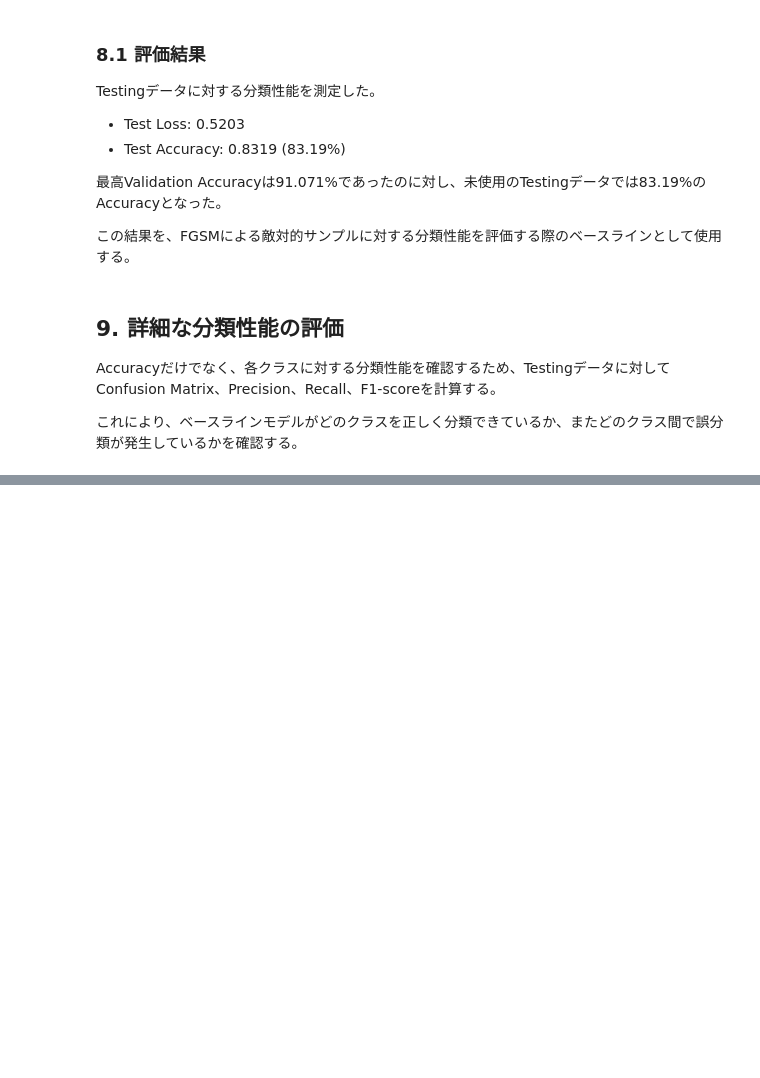
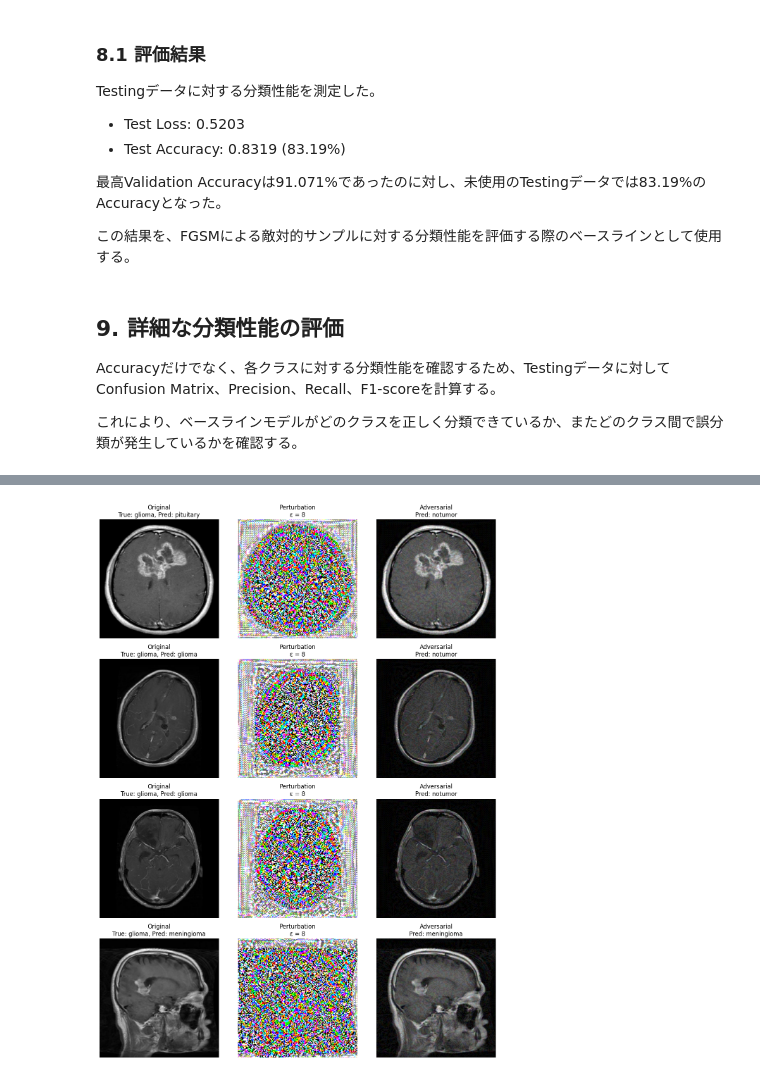
Before and after one commit to ota0425/brain-tumor-adversarial-experiment, a Jupyter notebook: brain_tumor_adversarial_examples.ipynb, the cells around one changed output, grey strips where cells are left out. Drawn from its saved outputs; the diff is of its cells as text; code cells hidden in the pictures; blank space fills up the shorter version.

```diff
--- a/brain_tumor_adversarial_examples.ipynb
+++ b/brain_tumor_adversarial_examples.ipynb
@@ -416,0 +754,87 @@ AttributeError: '_PrefetchDataset' object has no attribute 'class_names'
+# %%
+# テストデータの最初のバッチを取得
+sample_images, sample_labels = next(iter(test_dataset))
+
+_, sample_signed_gradients = compute_fgsm_direction(
+    best_model,
+    sample_images,
+    sample_labels
+)
+
+visualization_epsilon = 8
+
+sample_adversarial_images = create_adversarial_images(
+    sample_images,
+    sample_signed_gradients,
+    visualization_epsilon
+)
+
+sample_clean_predictions = tf.argmax(
+    best_model(sample_images, training=False),
+    axis=1
+).numpy()
+
+sample_adversarial_predictions = tf.argmax(
+    best_model(sample_adversarial_images, training=False),
+    axis=1
+).numpy()
+
+number_of_examples = 4
+
+fig, axes = plt.subplots(
+    number_of_examples,
+    3,
+    figsize=(12, 4 * number_of_examples)
+)
+
+for index in range(number_of_examples):
+    original = sample_images[index].numpy()
+    adversarial = sample_adversarial_images[index].numpy()
+    perturbation = adversarial - original
+
+    # 摂動を見やすい0–1範囲に変換
+    perturbation_display = (
+        perturbation + visualization_epsilon
+    ) / (2 * visualization_epsilon)
+
+    true_name = class_names[int(sample_labels[index])]
+    clean_name = class_names[sample_clean_predictions[index]]
+    adversarial_name = class_names[
+        sample_adversarial_predictions[index]
+    ]
+
+    axes[index, 0].imshow(
+        original.astype(np.uint8)
+    )
+    axes[index, 0].set_title(
+        f"Original\nTrue: {true_name}, Pred: {clean_name}"
+    )
+    axes[index, 0].axis("off")
+
+    axes[index, 1].imshow(
+        np.clip(perturbation_display, 0, 1)
+    )
+    axes[index, 1].set_title(
+        f"Perturbation\nε = {visualization_epsilon}"
+    )
+    axes[index, 1].axis("off")
+
+    axes[index, 2].imshow(
+        adversarial.astype(np.uint8)
+    )
+    axes[index, 2].set_title(
+        f"Adversarial\nPred: {adversarial_name}"
+    )
+    axes[index, 2].axis("off")
+
+plt.tight_layout()
+
+example_path = (
+    results_directory / "fgsm_adversarial_examples.png"
+)
+plt.savefig(example_path, dpi=300, bbox_inches="tight")
+plt.show()
+
+print("Saved:", example_path)
+# %% [output]
+[figure, added]
```
Also changed, not shown: parts of 16 cells of this notebook.
